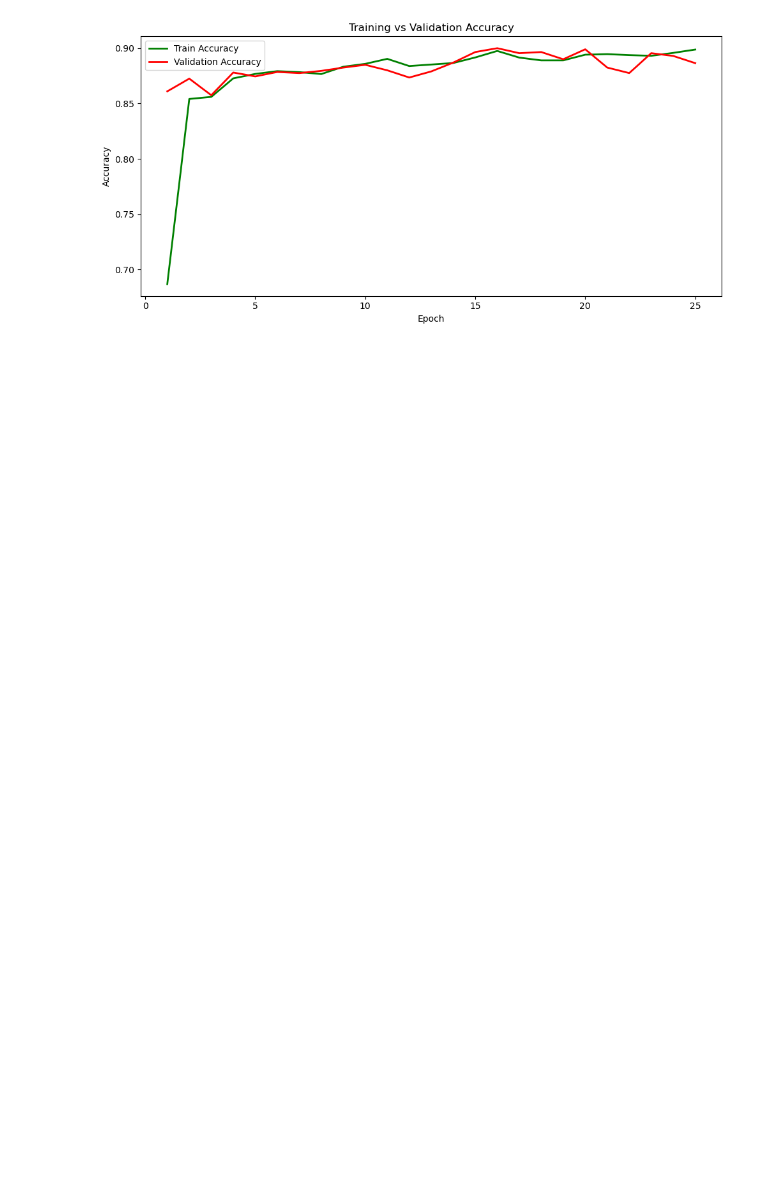
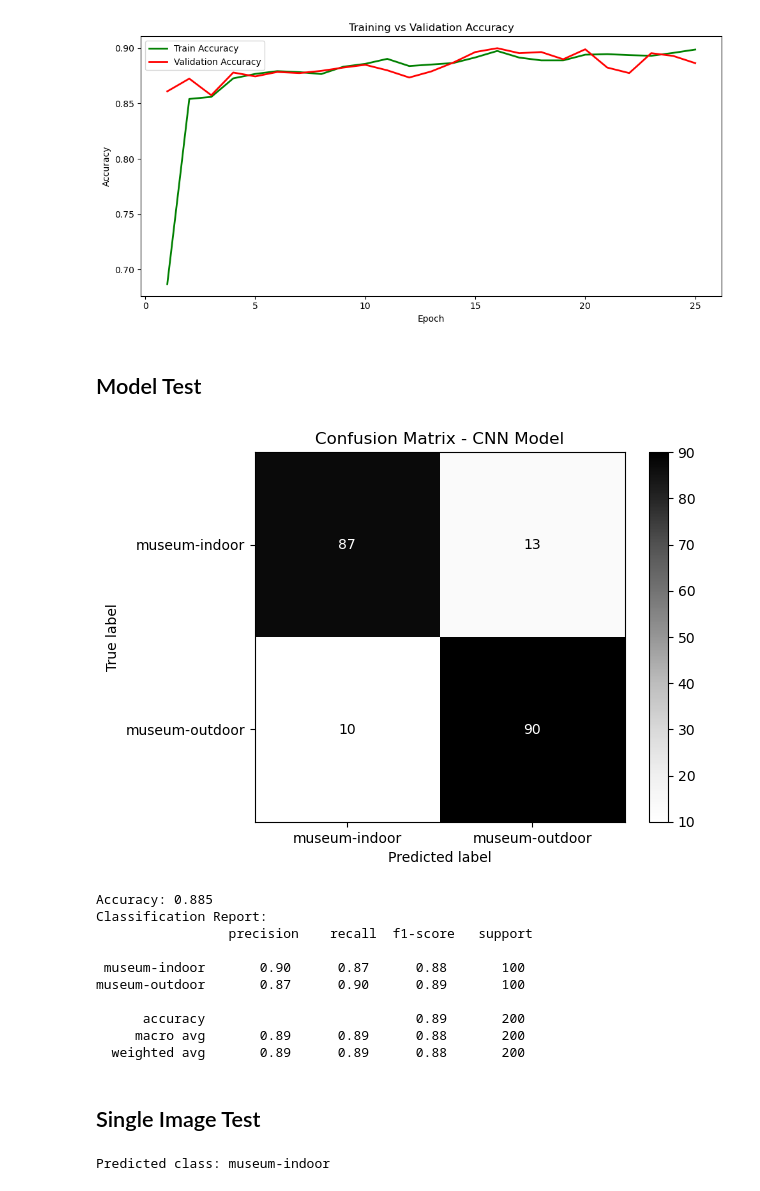
Before and after one commit to Navachethan-Murugeppa/Lex_AI_AppliedAI_COMP6721, a Jupyter notebook: CNN/AI_CNN4.ipynb, the cells around one changed output. Saved outputs shown, nothing was run; the diff lists cells and outputs as text; code cells hidden in the pictures; blank space fills up the shorter version.

```diff
--- a/CNN/AI_CNN4.ipynb
+++ b/CNN/AI_CNN4.ipynb
@@ -203,3 +206,81 @@ plt.tight_layout()
 plt.show()
 # %% [output]
 [figure]
+# %% [markdown]
+<h2>Model Test</h2>
+# %%
+
+# Parameters
+batch_size = 64
+
+test_transform = transforms.Compose([
+    transforms.Resize((128,128)),
+    transforms.ToTensor()
+])
+
+# Load dataset
+test_dataset = datasets.ImageFolder(root='../Museum_Test/Museum_Validation', transform=test_transform)
+
+test_data = DataLoader(test_dataset, batch_size=batch_size, shuffle=False)
+# %%
+# Load the best model
+model.load_state_dict(torch.load('best_model3.pth'))
+model.to(device)
+
+
+def eval_model(model, test_data, device):
+    model.eval()
+    all_preds = []
+    with torch.no_grad():
+        for images, _ in test_data:
+            images = images.to(device)
+            outputs = model(images)
+            preds = torch.argmax(outputs, dim=1)
+            all_preds.extend(preds.cpu().numpy())
+    return all_preds
+
+# Predict on the test set
+test_preds = eval_model(model, test_data, device)
+# %%
+# from sklearn.metrics import confusion_matrix, ConfusionMatrixDisplay, classification_report, accuracy_score
+y_test_labels = [label for _, label in test_dataset]
+cm = confusion_matrix(y_test_labels, test_preds)
+disp = ConfusionMatrixDisplay(confusion_matrix=cm, display_labels=dataset.classes)
+disp.plot(cmap=plt.cm.Greys)
+plt.title("Confusion Matrix - CNN Model")
+plt.show()
+
+accuracy = accuracy_score(y_test_labels, test_preds)
+print("Accuracy:", accuracy)
+print("Classification Report:\n", classification_report(y_test_labels, test_preds, target_names=classification_targets))
+# %% [output]
+[figure, added]
+Accuracy: 0.885
+Classification Report:
+                 precision    recall  f1-score   support
+
+ museum-indoor       0.90      0.87      0.88       100
+museum-outdoor       0.87      0.90      0.89       100
+
+      accuracy                           0.89       200
+     macro avg       0.89      0.89      0.88       200
+  weighted avg       0.89      0.89      0.88       200
+# %% [markdown]
+<h2>Single Image Test</h2>
+# %%
+# Function to predict on a single image
+def predict_image(model, image_path, transform, device):
+    model.eval()
+    image = Image.open(image_path)
+    image = transform(image).unsqueeze(0).to(device)
+    with torch.no_grad():
+        output = model(image)
+        pred = torch.argmax(output, dim=1).cpu().numpy()[0]
+    return dataset.classes[pred]
+
+# Predict on a single image
+image_path = '../Museum_Test/Museum_Validation/museum-indoor/Places365_val_00000665.jpg'
+single_pred = predict_image(model, image_path, transform, device)
+print(f"Predicted class: {single_pred}")
+# %% [output]
+Predicted class: museum-indoor
```
Also changed, not shown: parts of 12 cells of this notebook, 9 other files.
